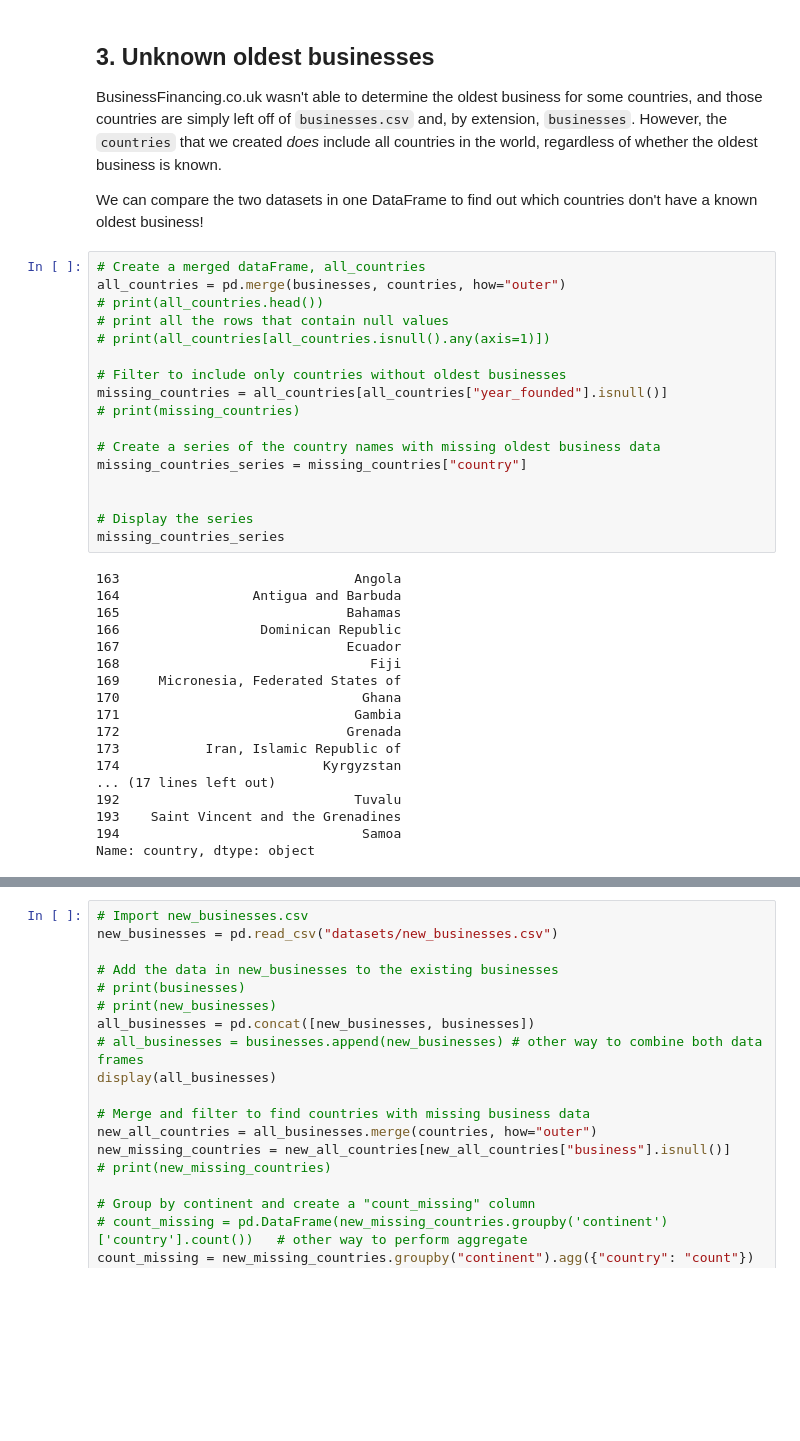
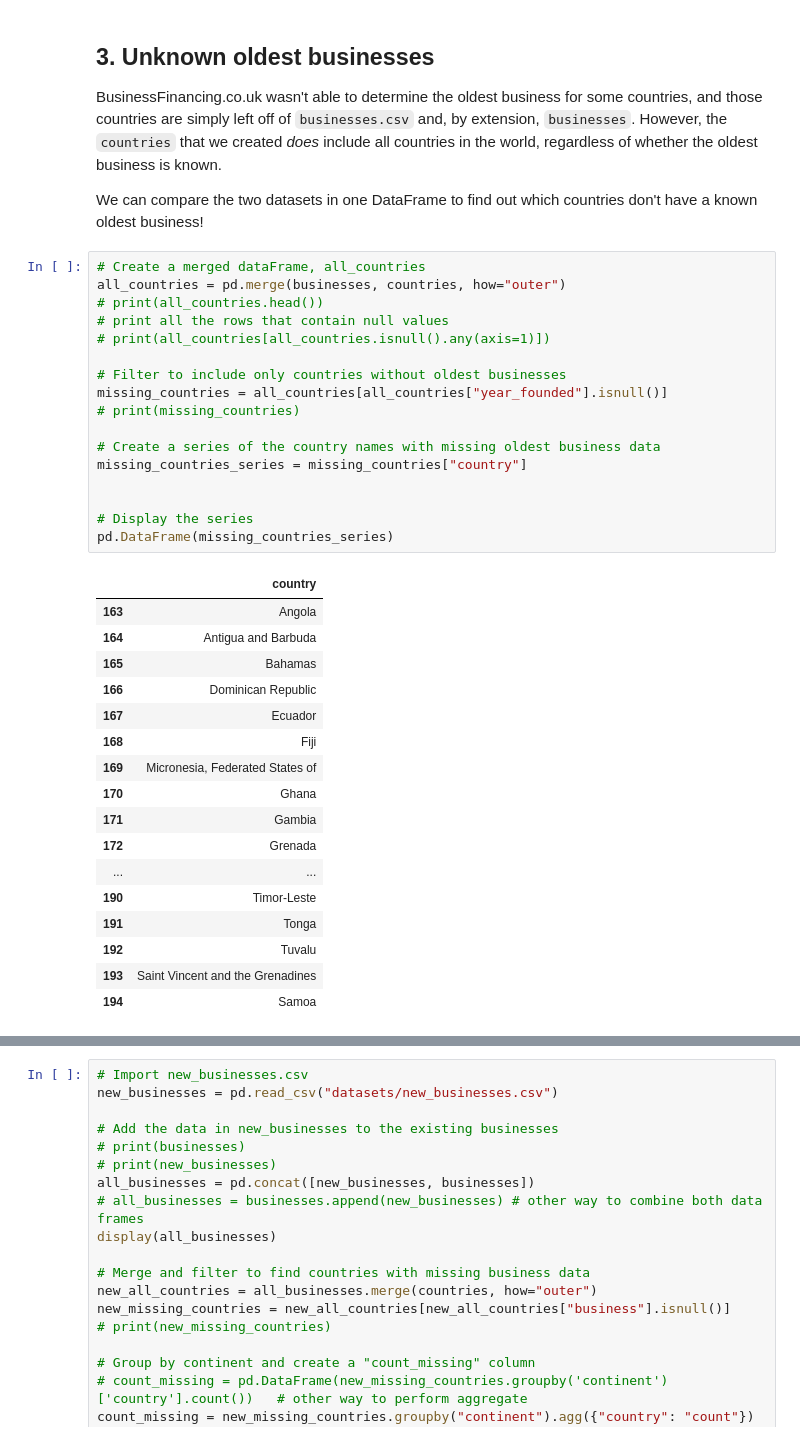
Before and after one commit to kbdv/oldest_biz, a Jupyter notebook: Python_oldest_business.ipynb, the cells around one changed output, grey strips where cells are left out. Cells and saved outputs as stored; diff of their text form; blank space fills up the shorter version.

```diff
--- a/Python_oldest_business.ipynb
+++ b/Python_oldest_business.ipynb
@@ -132,35 +103,35 @@ display(subset_merged_continent)
 # %%
 # Create a merged dataFrame, all_countries
 all_countries = pd.merge(businesses, countries, how="outer")
 # print(all_countries.head())
 # print all the rows that contain null values
 # print(all_countries[all_countries.isnull().any(axis=1)])
 
 # Filter to include only countries without oldest businesses
 missing_countries = all_countries[all_countries["year_founded"].isnull()]
 # print(missing_countries)
 
 # Create a series of the country names with missing oldest business data
 missing_countries_series = missing_countries["country"]
 
 
 # Display the series
-missing_countries_series
+pd.DataFrame(missing_countries_series)
 # %% [output]
-163                              Angola
-164                 Antigua and Barbuda
-165                             Bahamas
-166                  Dominican Republic
-167                             Ecuador
-168                                Fiji
-169     Micronesia, Federated States of
-170                               Ghana
-171                              Gambia
-172                             Grenada
-173           Iran, Islamic Republic of
-174                          Kyrgyzstan
-... (17 lines left out)
-192                              Tuvalu
-193    Saint Vincent and the Grenadines
-194                               Samoa
-Name: country, dtype: object
+|  | country |
+| 163 | Angola |
+| 164 | Antigua and Barbuda |
+| 165 | Bahamas |
+| 166 | Dominican Republic |
+| 167 | Ecuador |
+| 168 | Fiji |
+| 169 | Micronesia, Federated States of |
+| 170 | Ghana |
+| 171 | Gambia |
+| 172 | Grenada |
+| ... | ... |
+| 190 | Timor-Leste |
+| 191 | Tonga |
+| 192 | Tuvalu |
+| 193 | Saint Vincent and the Grenadines |
+| 194 | Samoa |
```
Also changed, not shown: parts of 6 cells of this notebook.
